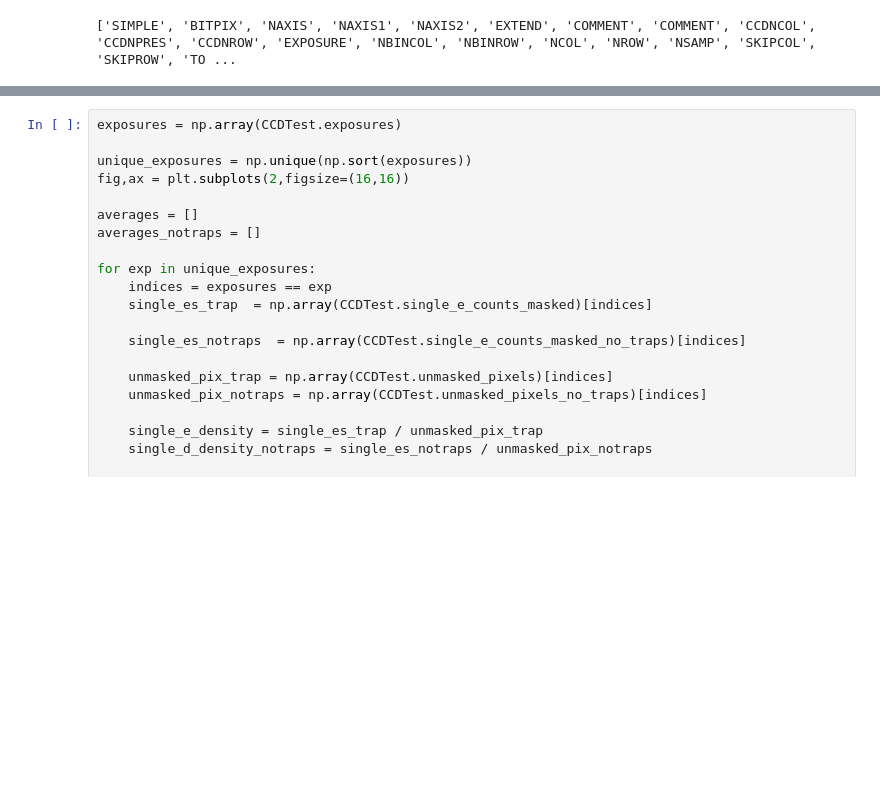
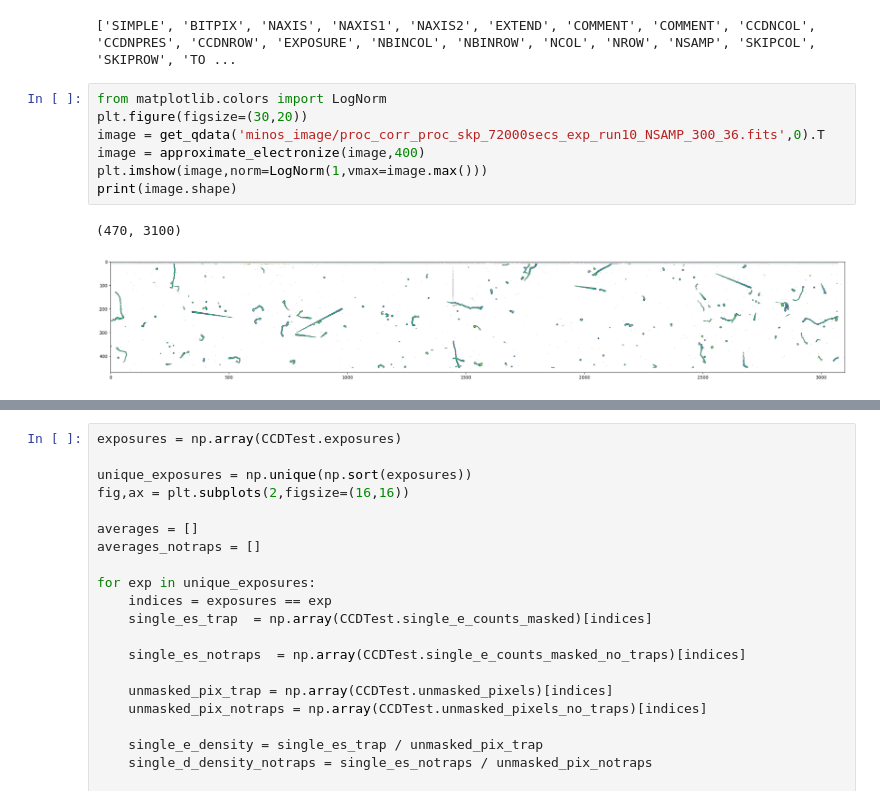
Before and after one commit to anshsdesai/sensei_charge_traps, a Jupyter notebook: charge_trap_simulation.ipynb, the cells around one changed output, grey strips where cells are left out. Saved outputs shown, nothing was run; the diff lists cells and outputs as text; blank space fills up the shorter version.

Commit message:
bug fix in image generation

```diff
--- a/charge_trap_simulation.ipynb
+++ b/charge_trap_simulation.ipynb
@@ -254,3 +254,13 @@ tpix=pixel_time(nsamp, delayH, delayIped, delayIsig, delaySW, delayRG, delayOG)
 tpix_vertical=pixel_time_vertical(nsamp,ncol, delayH, delayIped, delayIsig, delaySW, delayRG, delayOG,delayDG)/15e6
 # %% [output]
 ['SIMPLE', 'BITPIX', 'NAXIS', 'NAXIS1', 'NAXIS2', 'EXTEND', 'COMMENT', 'COMMENT', 'CCDNCOL', 'CCDNPRES', 'CCDNROW', 'EXPOSURE', 'NBINCOL', 'NBINROW', 'NCOL', 'NROW', 'NSAMP', 'SKIPCOL', 'SKIPROW', 'TO ...
+# %%
+from matplotlib.colors import LogNorm
+plt.figure(figsize=(30,20))
+image = get_qdata('minos_image/proc_corr_proc_skp_72000secs_exp_run10_NSAMP_300_36.fits',0).T
+image = approximate_electronize(image,400)
+plt.imshow(image,norm=LogNorm(1,vmax=image.max()))
+print(image.shape)
+# %% [output]
+(470, 3100)
+[figure, added]
```
Also changed, not shown: parts of 6 cells of this notebook, 2 other files.
